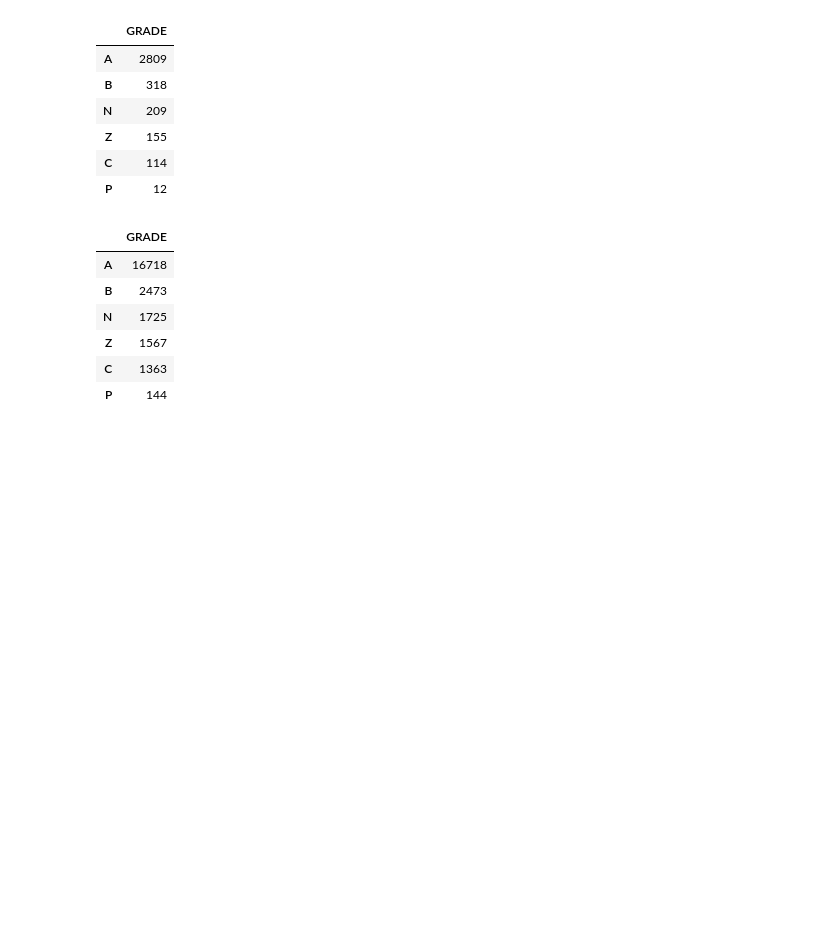
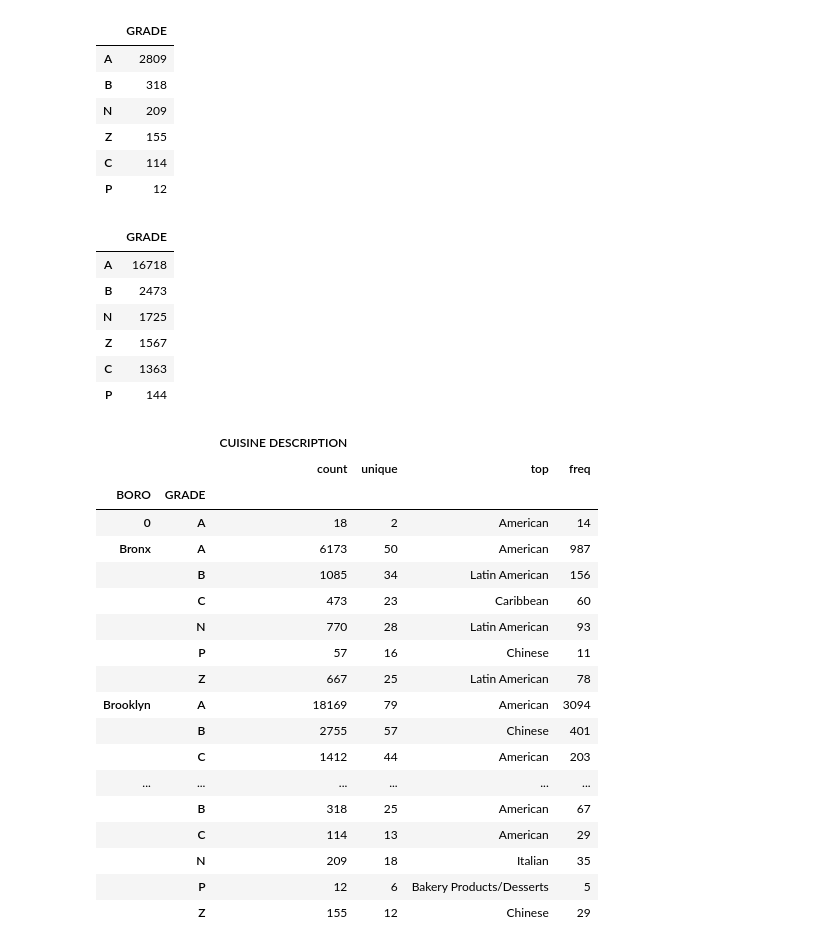
Before and after one commit to arubybonilla/2023-nyc-restaurant-grades, a Jupyter notebook: 2023-nyc-restaurant-inspection-grades-analysis.ipynb, the cells around one changed output. Saved outputs shown, nothing was run; the diff lists cells and outputs as text; code cells hidden in the pictures; blank space fills up the shorter version.

Commit message:
cuisine description and total of grades by borough

```diff
--- a/2023-nyc-restaurant-inspection-grades-analysis.ipynb
+++ b/2023-nyc-restaurant-inspection-grades-analysis.ipynb
@@ -434,6 +434,28 @@ df_queens["GRADE"].value_counts().to_frame()
 | Z | 1567 |
 | C | 1363 |
 | P | 144 |
+# %%
+df.groupby(["BORO", "GRADE"])[["CUISINE DESCRIPTION"]].describe()
+# %% [output]
+|  |  | CUISINE DESCRIPTION |  |  |  |
+|  |  | count | unique | top | freq |
+| BORO | GRADE |  |  |  |  |
+| 0 | A | 18 | 2 | American | 14 |
+| Bronx | A | 6173 | 50 | American | 987 |
+|  | B | 1085 | 34 | Latin American | 156 |
+|  | C | 473 | 23 | Caribbean | 60 |
+|  | N | 770 | 28 | Latin American | 93 |
+|  | P | 57 | 16 | Chinese | 11 |
+|  | Z | 667 | 25 | Latin American | 78 |
+| Brooklyn | A | 18169 | 79 | American | 3094 |
+|  | B | 2755 | 57 | Chinese | 401 |
+|  | C | 1412 | 44 | American | 203 |
+| ... | ... | ... | ... | ... | ... |
+|  | B | 318 | 25 | American | 67 |
+|  | C | 114 | 13 | American | 29 |
+|  | N | 209 | 18 | Italian | 35 |
+|  | P | 12 | 6 | Bakery Products/Desserts | 5 |
+|  | Z | 155 | 12 | Chinese | 29 |
 # %%
 ## export to csv for a clean copy of data
 
```
Also changed, not shown: parts of 1 cell of this notebook.
